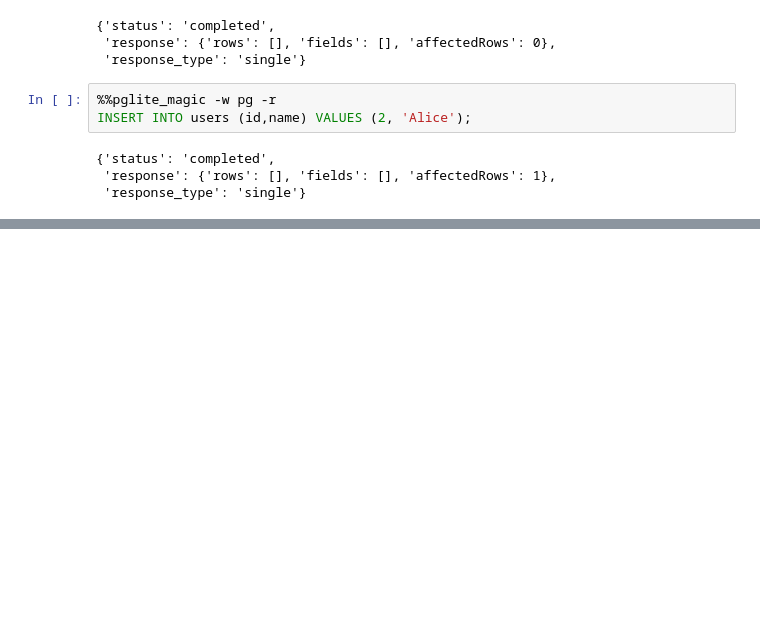
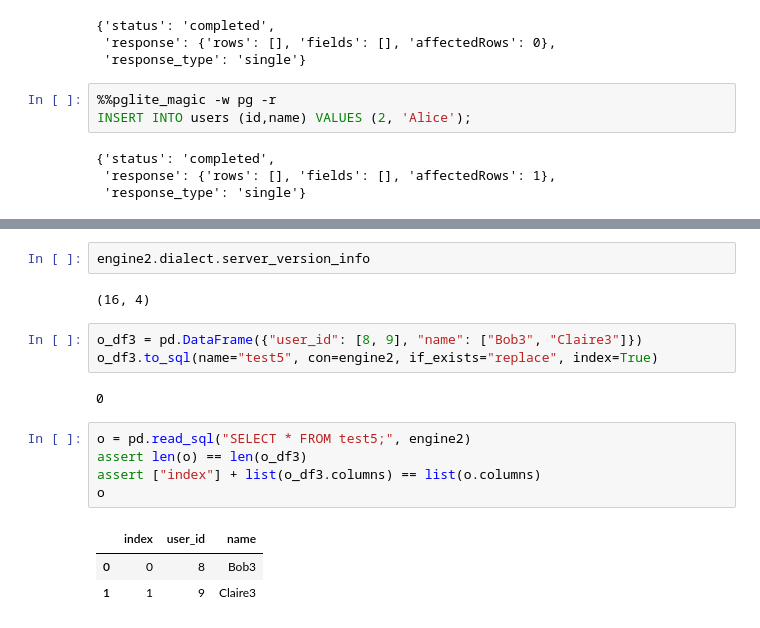
Before and after one commit to innovationOUtside/jupyter_anywidget_pglite, a Jupyter notebook: src/sqlalchemy_tests.ipynb, the cells around one changed output, grey strips where cells are left out. Saved outputs shown, nothing was run; the diff lists cells and outputs as text; blank space fills up the shorter version.

```diff
--- a/src/sqlalchemy_tests.ipynb
+++ b/src/sqlalchemy_tests.ipynb
@@ -220,0 +219,18 @@ Statement is already a string:
+# %%
+engine2.dialect.server_version_info
+# %% [output]
+(16, 4)
+# %%
+o_df3 = pd.DataFrame({"user_id": [8, 9], "name": ["Bob3", "Claire3"]})
+o_df3.to_sql(name="test5", con=engine2, if_exists="replace", index=True)
+# %% [output]
+0
+# %%
+o = pd.read_sql("SELECT * FROM test5;", engine2)
+assert len(o) == len(o_df3)
+assert ["index"] + list(o_df3.columns) == list(o.columns)
+o
+# %% [output]
+|  | index | user_id | name |
+| 0 | 0 | 8 | Bob3 |
+| 1 | 1 | 9 | Claire3 |
```
Also changed, not shown: parts of 27 cells of this notebook.
